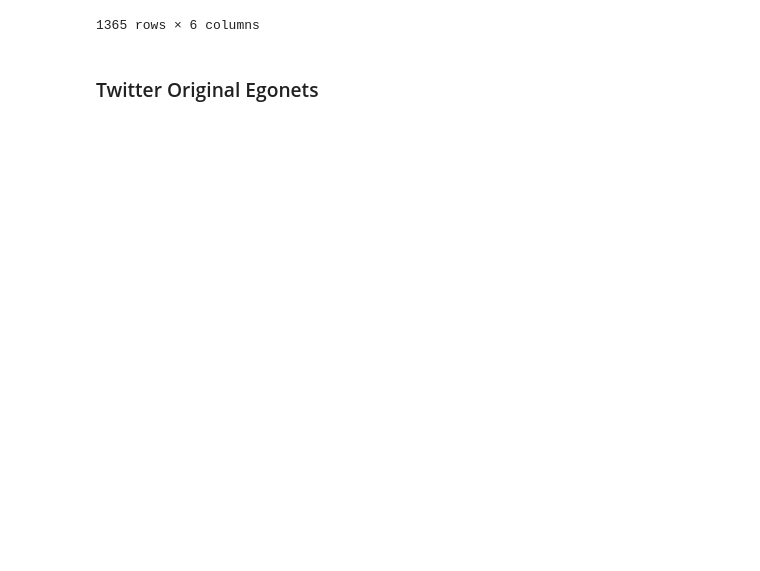
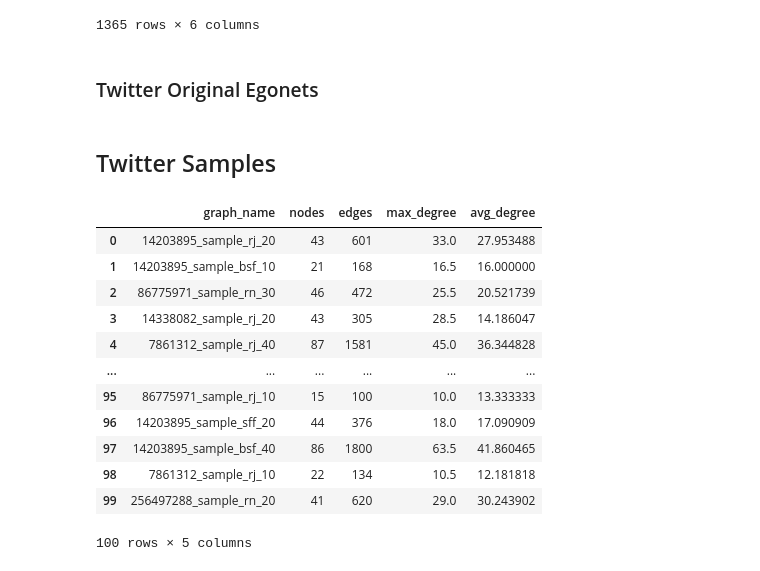
Before and after one commit to viniciusmioto/social_networks_analysis, a Jupyter notebook: src/results/triangles_sampling_methods.ipynb, the cells around one changed output. Saved outputs shown, nothing was run; the diff lists cells and outputs as text; code cells hidden in the pictures; blank space fills up the shorter version.

```diff
--- a/src/results/triangles_sampling_methods.ipynb
+++ b/src/results/triangles_sampling_methods.ipynb
@@ -74,4 +74,25 @@ plot_line_chart(
     "motif",
     "significance_profile",
 )
+# %% [markdown]
+## Twitter Samples
+# %%
+# Show the Information of the Twitter Samples
+twitter_samples_info = pd.read_csv(RESULTS_PATH + "twitter_samples_info.csv")
+
+twitter_samples_info
+# %% [output]
+|  | graph_name | nodes | edges | max_degree | avg_degree |
+| 0 | 14203895_sample_rj_20 | 43 | 601 | 33.0 | 27.953488 |
+| 1 | 14203895_sample_bsf_10 | 21 | 168 | 16.5 | 16.000000 |
+| 2 | 86775971_sample_rn_30 | 46 | 472 | 25.5 | 20.521739 |
+| 3 | 14338082_sample_rj_20 | 43 | 305 | 28.5 | 14.186047 |
+| 4 | 7861312_sample_rj_40 | 87 | 1581 | 45.0 | 36.344828 |
+| ... | ... | ... | ... | ... | ... |
+| 95 | 86775971_sample_rj_10 | 15 | 100 | 10.0 | 13.333333 |
+| 96 | 14203895_sample_sff_20 | 44 | 376 | 18.0 | 17.090909 |
+| 97 | 14203895_sample_bsf_40 | 86 | 1800 | 63.5 | 41.860465 |
+| 98 | 7861312_sample_rj_10 | 22 | 134 | 10.5 | 12.181818 |
+| 99 | 256497288_sample_rn_20 | 41 | 620 | 29.0 | 30.243902 |
+100 rows × 5 columns
 # %%
```
Also changed, not shown: parts of 4 cells of this notebook, 7 other files.
